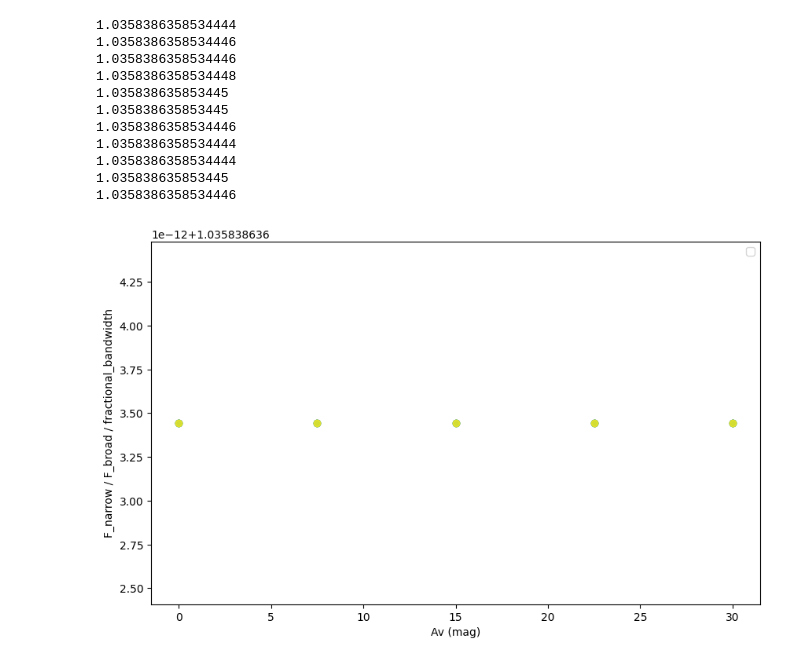
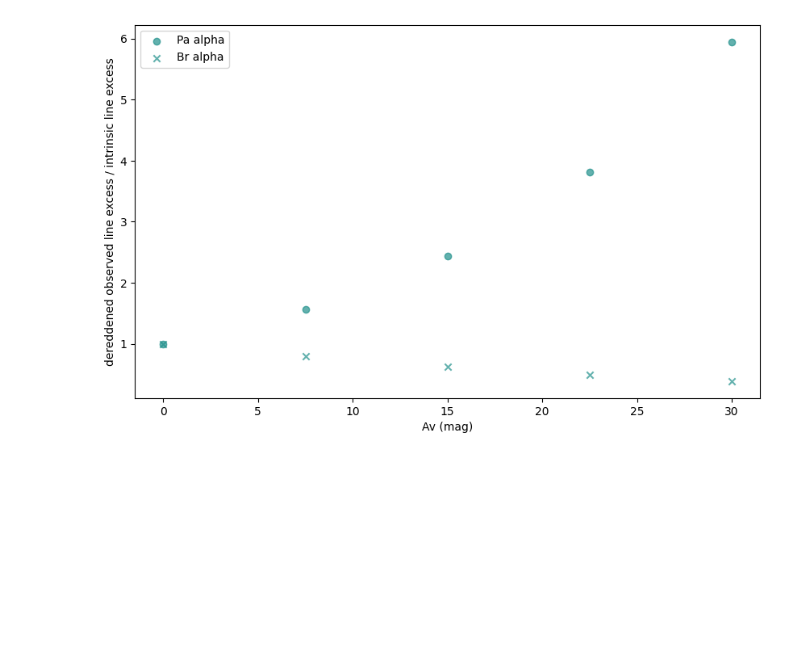
Before and after one commit to tyoo37/w51_nircam, a Jupyter notebook: analysis/test_braa_paaa_for_models.ipynb, the cells around one changed output. Cells and saved outputs as stored; diff of their text form; code cells hidden in the pictures; blank space fills up the shorter version.

Commit message:
updated plots with updated catalogs

```diff
--- a/analysis/test_braa_paaa_for_models.ipynb
+++ b/analysis/test_braa_paaa_for_models.ipynb
@@ -9,7 +9,7 @@ from astropy.modeling import fitting
 from dust_extinction.averages import RL85_MWGC, G21_MWAvg
 from dust_extinction.parameter_averages import CCM89
 from astroquery.svo_fps import SvoFps
-def get_ratio(wavelength, sed, narrow, wide):
+def get_flux_ratio(wavelength, sed, narrow, wide):
 
 
 
@@ -25,13 +25,27 @@ def get_ratio(wavelength, sed, narrow, wide):
     data_interpolated = np.interp(waves_wide, wavelength, sed)
 
 
-    integrated_wide = (trans_wide/trans_wide.max() * data_interpolated).sum()
-    integrated_narrow = (trans_narrow/trans_narrow.max() * data_interpolated).sum()
+
+    data_wide = (trans_wide/trans_wide.max() * data_interpolated).sum()
+    data_narrow = (trans_narrow/trans_narrow.max() * data_interpolated).sum()
 
 
     fractional_bandwidth = ( (trans_wide/trans_wide.max()) * (trans_narrow/trans_narrow.max()) ).sum() / (trans_wide/trans_wide.max()).sum()
+    print(f'Fractional bandwidth: {fractional_bandwidth}')
+    if fractional_bandwidth == 1:
+        print("The filters either have no overlap or are identical. Exiting")
+        return
 
-    return integrated_narrow / integrated_wide / fractional_bandwidth
+
+    wide_minus_narrow = (data_wide - data_narrow * fractional_bandwidth) / (1-fractional_bandwidth)
+    #return wide_minus_narrow
+
+    narrow_minus_wide = data_narrow - wide_minus_narrow
+    #narrow_minus_wide = (data_narrow - data_wide * fractional_bandwidth) / (1-fractional_bandwidth)
+    return np.array(narrow_minus_wide)  # Ensure writable copy
+    #fractional_bandwidth = ( (trans_wide/trans_wide.max()) * (trans_narrow/trans_narrow.max()) ).sum() / (trans_wide/trans_wide.max()).sum()
+
+
 ext = G21_MWAvg()
 temperatures = np.linspace(3000, 10000, 5) * u.K
 microns = np.linspace(1, 10, 1000) * u.micron
@@ -40,17 +54,28 @@ cmap = plt.get_cmap('viridis')
 Avs = np.linspace(0, 30, 5)
 fig = plt.figure(figsize=(10, 6))
 ax = fig.add_subplot(111)
-for temp in temperatures:
-    for Av in Avs:
-        bb = models.BlackBody(temperature=temp)
+temp = 5000 * u.K
+intrinsic_to_observed_ratio_paa_arr = []
+intrinsic_to_observed_ratio_bra_arr = []
+for Av in Avs:
+    bb = models.BlackBody(temperature=temp)
 
-        flux = bb(microns)
-        flux_ext = flux * 10**(-0.4*ext(microns)*Av)
-        bra_ratio = get_ratio(microns.value, flux_ext.value, 'f187n', 'f182m')
-        ax.scatter(Av, bra_ratio, color=cmap(temp.value/10000), alpha=0.7)
-        print(bra_ratio)
+    flux = bb(microns)
+    flux_ext = flux * 10**(-0.4*ext(microns)*Av)
+    intrinsic_ratio_paa = get_flux_ratio(microns.value, flux.value, 'f187n', 'f182m')
+    observed_ratio_paa = get_flux_ratio(microns.value, flux_ext.value, 'f187n', 'f182m')
+    intrinsic_ratio_bra = get_flux_ratio(microns.value, flux.value, 'f405n', 'f410m')
+    observed_ratio_bra = get_flux_ratio(microns.value, flux_ext.value, 'f405n', 'f410m')
+    intrisic_to_observed_ratio_paa = intrinsic_ratio_paa / (observed_ratio_paa * 10**(ext(1/1.87) * Av / 2.5))
+    intrinsic_to_observed_ratio_bra = intrinsic_ratio_bra / (observed_ratio_bra * 10**(ext(1/4.05) * Av / 2.5))
+    intrinsic_to_observed_ratio_paa_arr.append(intrisic_to_observed_ratio_paa)
+    intrinsic_to_observed_ratio_bra_arr.append(intrinsic_to_observed_ratio_bra)
+
+ax.scatter(Avs, 1/np.array(intrinsic_to_observed_ratio_paa_arr), color=cmap(temp.value/10000), alpha=0.7, label='Pa alpha')
+
+ax.scatter(Avs, 1/ np.array(intrinsic_to_observed_ratio_bra_arr), color=cmap(temp.value/10000), alpha=0.7, marker='x', label='Br alpha')
 plt.xlabel('Av (mag)')
-plt.ylabel('F_narrow / F_broad / fractional_bandwidth')
+plt.ylabel( 'dereddened observed line excess / intrinsic line excess')
 #plt.xscale('log')
 plt.legend()
 plt.show()
@@ -72,12 +103 @@ plt.show()
-1.0358386358534444
-1.0358386358534446
-1.0358386358534446
-1.0358386358534448
-1.035838635853445
-1.035838635853445
-1.0358386358534446
-1.0358386358534444
-1.0358386358534444
-1.035838635853445
-1.0358386358534446
-[figure, old version]
+[figure, new version]
```
Also changed, not shown: parts of 1 cell of this notebook, 9 other files.
